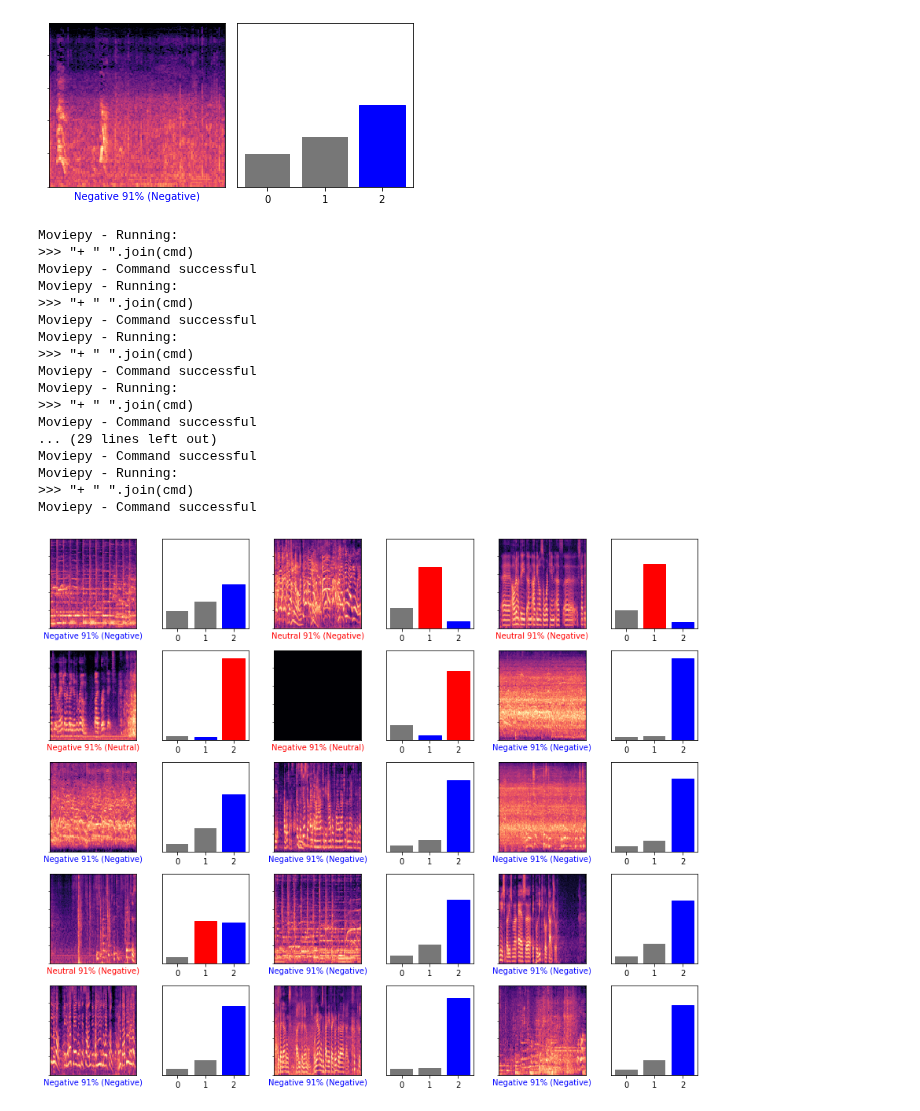
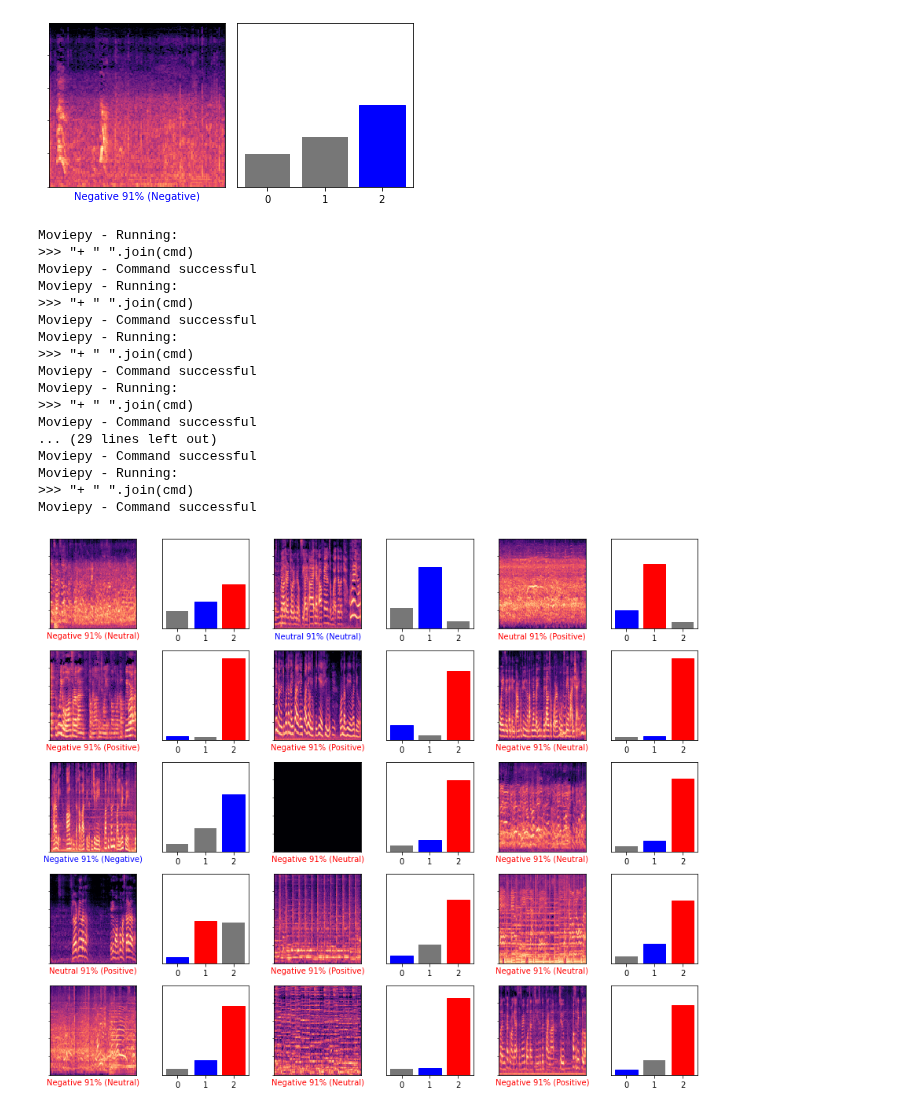
Before and after one commit to fusical/emotiw, a Jupyter notebook: notebooks/audio/1.0-la-audio-error-analysis.ipynb, the cells around one changed output. Drawn from its saved outputs; the diff is of its cells as text; code cells hidden in the pictures.

Commit message:
Shuffled data for visuals

```diff
--- a/notebooks/audio/1.0-la-audio-error-analysis.ipynb
+++ b/notebooks/audio/1.0-la-audio-error-analysis.ipynb
@@ -60,6 +60,16 @@ import numpy as np
 
 X_val = np.load('/content/cs231n-emotiw/val-full-4/audio-pickle-all-X-openl3.pkl' , allow_pickle=True)
 Y_val = np.load('/content/cs231n-emotiw/val-full-4/audio-pickle-all-Y-openl3.pkl' , allow_pickle=True)
+
+s = np.arange(X_val.shape[0])
+np.random.shuffle(s)
+X_val = X_val[s]
+Y_val = Y_val[s]
+
+video_path = '/content/cs231n-emotiw/Val/'
+videos = glob.glob(video_path + '/*.mp4')
+videos = np.asarray(videos)
+videos = videos[s]
 # %%
 !cp '/content/cs231n-emotiw/val-full-4/audio-pickle-all-X-openl3.pkl' '/content/drive/My Drive/Machine-Learning-Projects/cs231n-project/datasets/emotiw'
 !cp '/content/cs231n-emotiw/val-full-4/audio-pickle-all-Y-openl3.pkl' '/content/drive/My Drive/Machine-Learning-Projects/cs231n-project/datasets/emotiw'
@@ -298,36 +308,31 @@ num_cols = 3
 
 num_images = num_rows*num_cols
 plt.figure(figsize=(2*2*num_cols, 2*num_rows))
 
-video_path = '/content/cs231n-emotiw/Val/'
-video_name = os.path.basename('/100_1.mp4')
-
-videos = glob.glob(video_path + '/*.mp4')
-
 for i in range(num_images):
   plt.subplot(num_rows, 2*num_cols, 2*i+1)
   video_name = os.path.basename(videos[i])
   plot_spectrogram(i , video_path , video_name , predictions, Y_val)
   plt.subplot(num_rows, 2*num_cols, 2*i+2)
   plot_value_array(i, predictions[i],  Y_val)
 plt.tight_layout()
 plt.show()
 # %% [output]
 Moviepy - Running:
 >>> "+ " ".join(cmd)
 Moviepy - Command successful
 Moviepy - Running:
 >>> "+ " ".join(cmd)
 Moviepy - Command successful
 Moviepy - Running:
 >>> "+ " ".join(cmd)
 Moviepy - Command successful
 Moviepy - Running:
 >>> "+ " ".join(cmd)
 Moviepy - Command successful
 ... (29 lines left out)
 Moviepy - Command successful
 Moviepy - Running:
 >>> "+ " ".join(cmd)
 Moviepy - Command successful
-[figure, old version]
+[figure, new version]
```
Also changed, not shown: parts of 1 cell of this notebook.
